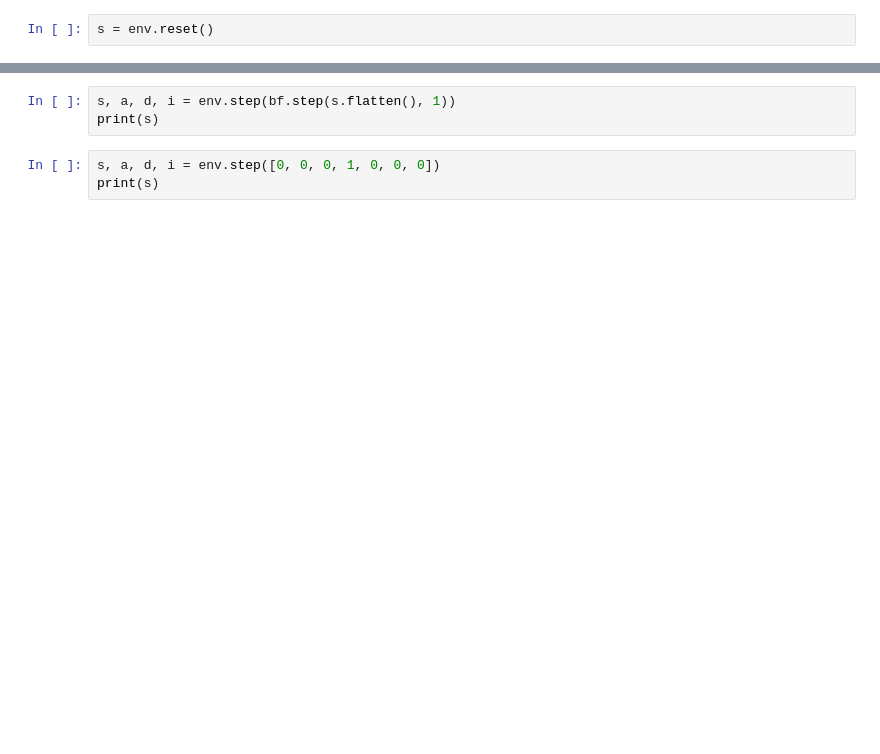
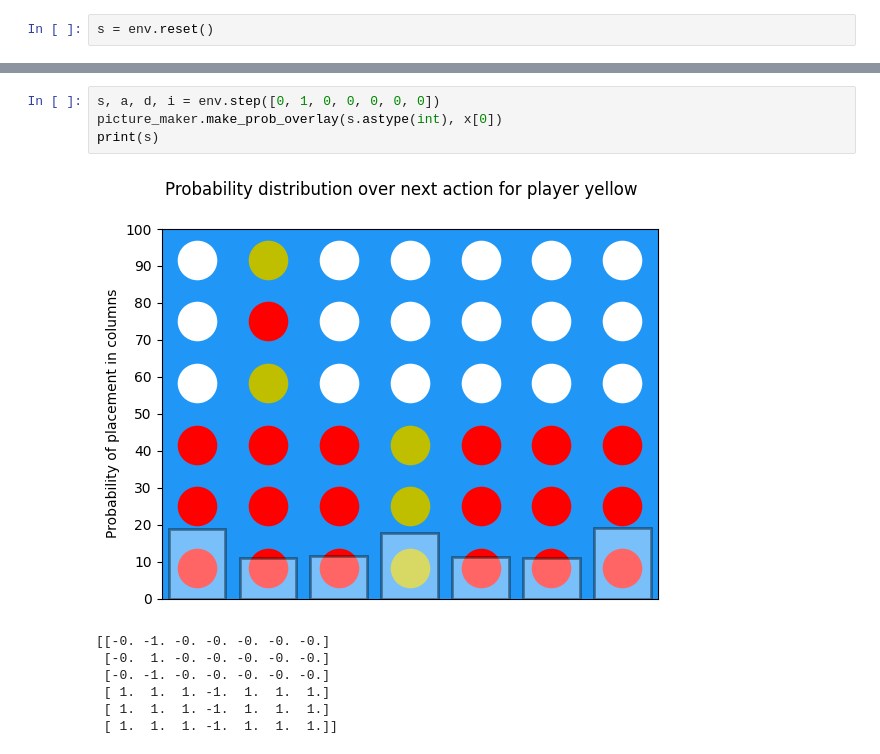
Before and after one commit to jl3720/RLAsSequenceModelling, a Jupyter notebook: yanik.ipynb, the cells around one changed output, grey strips where cells are left out. Saved outputs shown, nothing was run; the diff lists cells and outputs as text; blank space fills up the shorter version.

```diff
--- a/yanik.ipynb
+++ b/yanik.ipynb
@@ -149,6 +213,12 @@ s = env.reset()
 # %%
-s, a, d, i = env.step(bf.step(s.flatten(), 1))
+s, a, d, i = env.step([0, 1, 0, 0, 0, 0, 0])
+picture_maker.make_prob_overlay(s.astype(int), x[0])
 print(s)
+# %% [output]
+[figure, added]
+[[-0. -1. -0. -0. -0. -0. -0.]
+ [-0.  1. -0. -0. -0. -0. -0.]
+ [-0. -1. -0. -0. -0. -0. -0.]
+ [ 1.  1.  1. -1.  1.  1.  1.]
+ [ 1.  1.  1. -1.  1.  1.  1.]
+ [ 1.  1.  1. -1.  1.  1.  1.]]
-# %%
-s, a, d, i = env.step([0, 0, 0, 1, 0, 0, 0])
-print(s)
```
Also changed, not shown: parts of 23 cells of this notebook, 7 other files.
